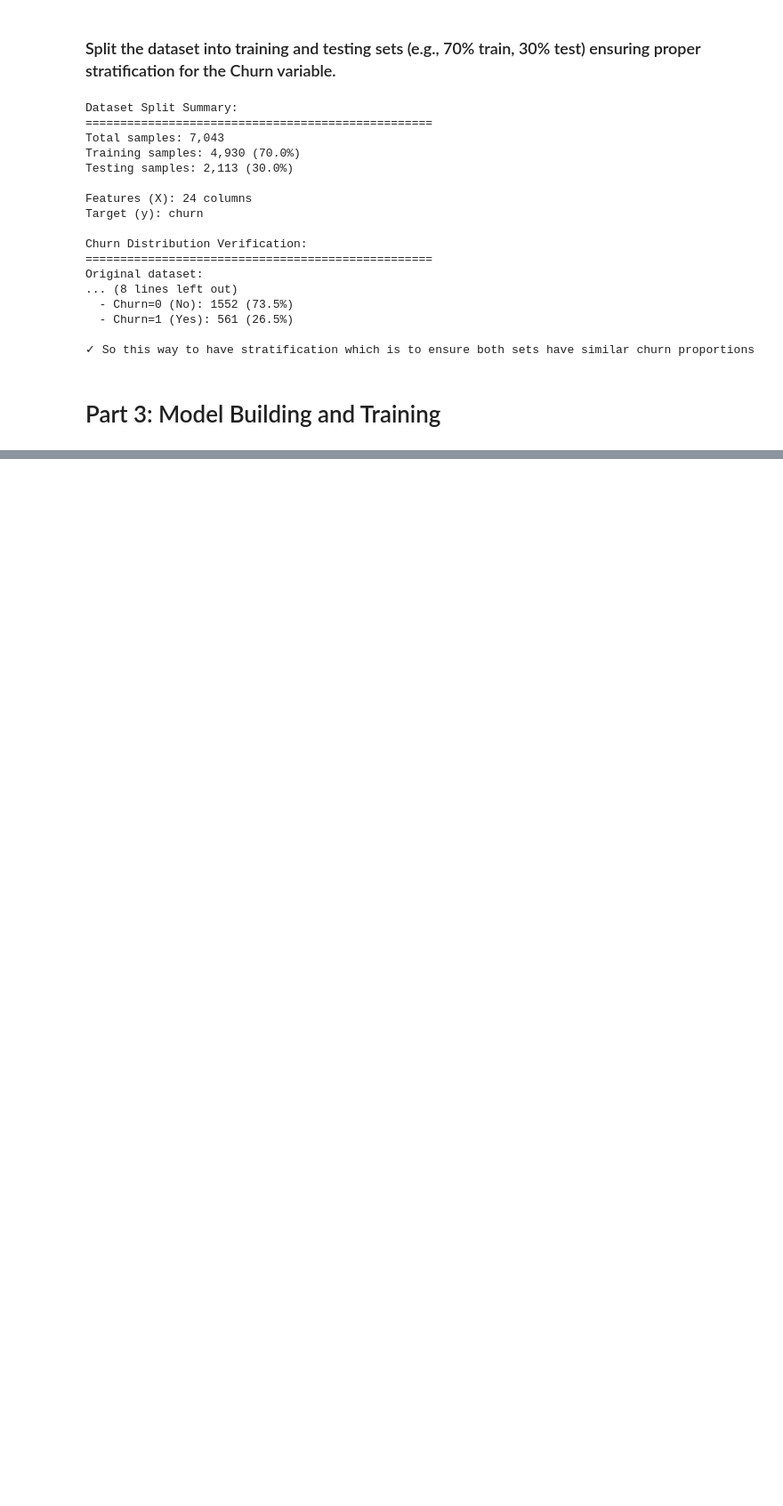
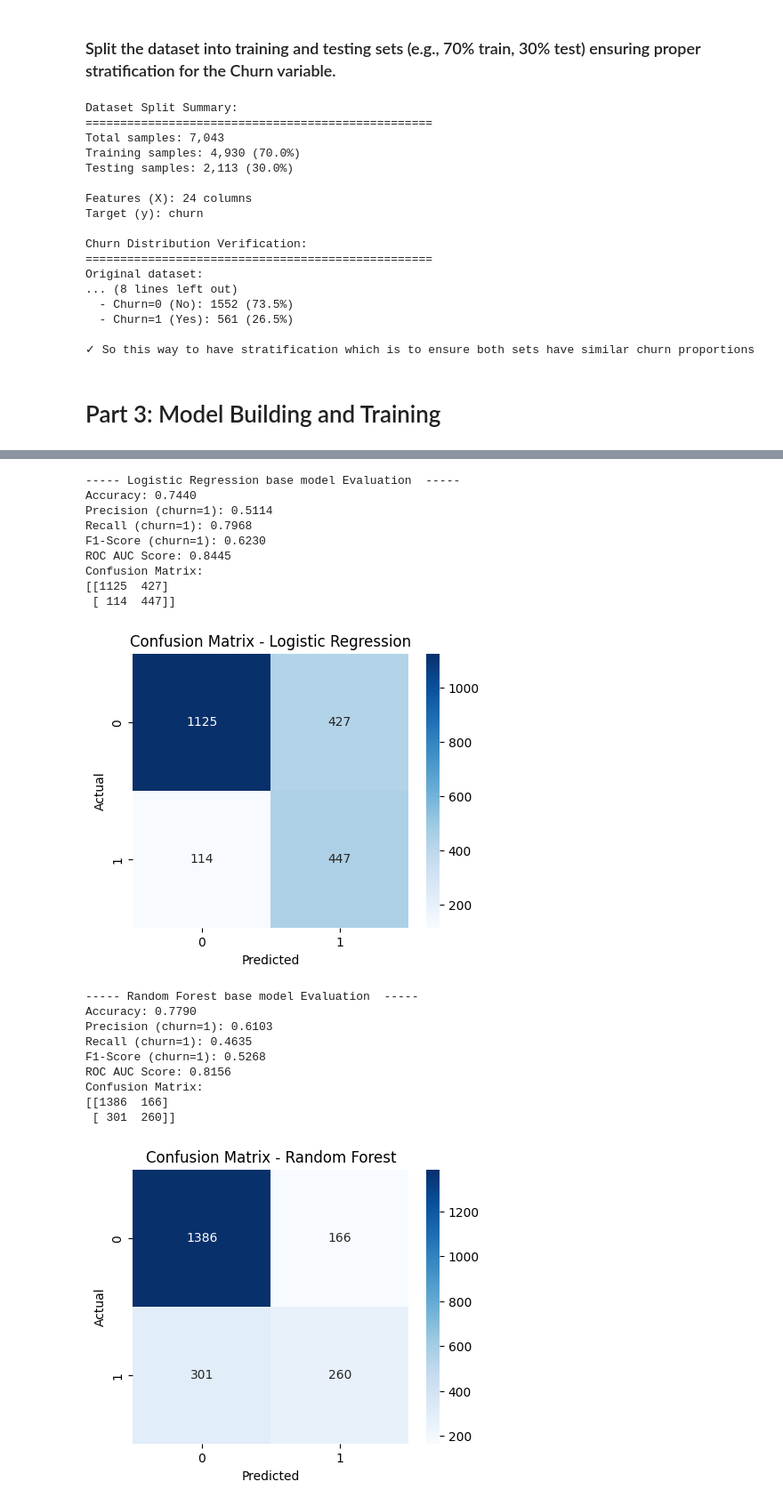
Before and after one commit to ZahraaFadhel/Predictive-Model-for-Customer-Churn, a Jupyter notebook: main.ipynb, the cells around one changed output, grey strips where cells are left out. Shown: that part at 89% size. Drawn from its saved outputs; the diff is of its cells as text; code cells hidden in the pictures; blank space fills up the shorter version.

```diff
--- a/main.ipynb
+++ b/main.ipynb
@@ -359,3 +380,15 @@ df.drop('customerID', axis=1, inplace=True)
 # %%
 # convert TotalCharges to numeric, coerce errors to NaN
 df['TotalCharges'] = pd.to_numeric(df['TotalCharges'], errors='coerce')
+# %%
+# TotalCharges has 11 NaN values. Impute missing value using median imputation from sklearn.
+from sklearn.impute import SimpleImputer
+
+# Create an imputer that fills missing values with the median
+imputer = SimpleImputer(strategy='median')
+
+# Fit on the column and transform it
+df['TotalCharges'] = imputer.fit_transform(df[['TotalCharges']])
+
+# Verify no NaNs remain
+print("NaNs after imputation:", df['TotalCharges'].isna().sum())
@@ -911,0 +1174,67 @@ Original dataset:
+# %%
+from sklearn.metrics import accuracy_score, precision_score, recall_score, f1_score, roc_auc_score, confusion_matrix
+
+def evaluate_model(model, X_test, y_test, model_name="Model"):
+    """
+    Evaluate a classification model and print key metrics.
+    """
+    # Predictions
+    y_pred = model.predict(X_test)
+    y_prob = model.predict_proba(X_test)[:, 1]  # probability of churn class (1)
+
+    # Metrics
+    acc = accuracy_score(y_test, y_pred)
+    precision = precision_score(y_test, y_pred)
+    recall = recall_score(y_test, y_pred)
+    f1 = f1_score(y_test, y_pred)
+    roc_auc = roc_auc_score(y_test, y_prob)
+    cm = confusion_matrix(y_test, y_pred)
+
+    print(f"----- {model_name} base model Evaluation  -----")
+    print(f"Accuracy: {acc:.4f}")
+    print(f"Precision (churn=1): {precision:.4f}")
+    print(f"Recall (churn=1): {recall:.4f}")
+    print(f"F1-Score (churn=1): {f1:.4f}")
+    print(f"ROC AUC Score: {roc_auc:.4f}")
+    print("Confusion Matrix:")
+    print(cm)
+
+    # Plot confusion matrix
+    plt.figure(figsize=(5,4))
+    sns.heatmap(cm, annot=True, fmt='d', cmap='Blues', xticklabels=[0,1], yticklabels=[0,1])
+    plt.xlabel("Predicted")
+    plt.ylabel("Actual")
+    plt.title(f"Confusion Matrix - {model_name}")
+    plt.show()
+
+    return {"accuracy": acc, "precision": precision, "recall": recall, "f1": f1, "roc_auc": roc_auc}
+
+# Logistic Regression
+evaluate_model(logistic_regression, X_test, y_test, "Logistic Regression")
+
+# Random Forest
+evaluate_model(random_forest_model, X_test, y_test, "Random Forest")
+
+# XGBoost
+evaluate_model(xgb_model, X_test, y_test, "XGBoost")
+# %% [output]
+----- Logistic Regression base model Evaluation  -----
+Accuracy: 0.7440
+Precision (churn=1): 0.5114
+Recall (churn=1): 0.7968
+F1-Score (churn=1): 0.6230
+ROC AUC Score: 0.8445
+Confusion Matrix:
+[[1125  427]
+ [ 114  447]]
+[figure, added]
+----- Random Forest base model Evaluation  -----
+Accuracy: 0.7790
+Precision (churn=1): 0.6103
+Recall (churn=1): 0.4635
+F1-Score (churn=1): 0.5268
+ROC AUC Score: 0.8156
+Confusion Matrix:
+[[1386  166]
+ [ 301  260]]
+[figure, added]
```
Also changed, not shown: parts of 25 cells of this notebook.
